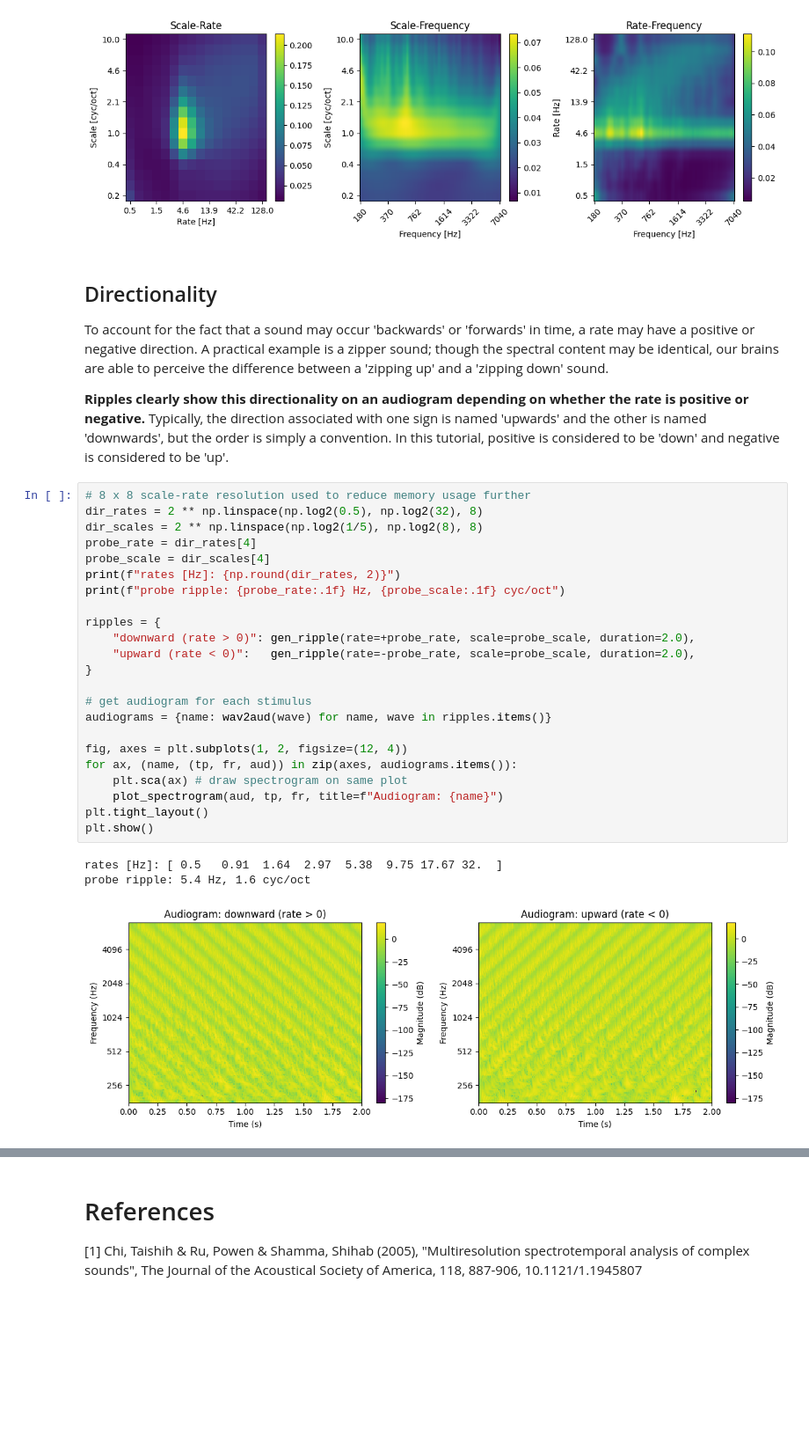
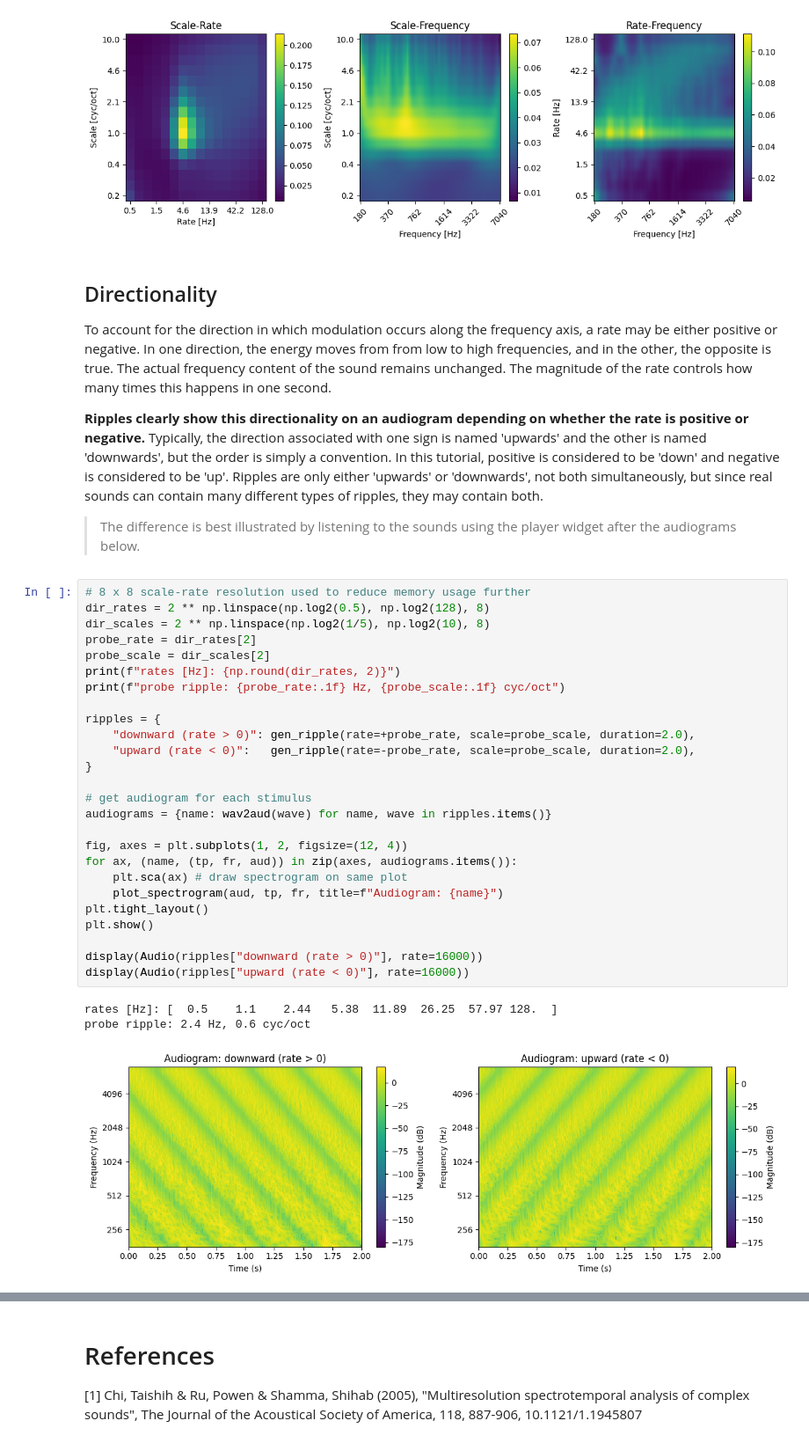
Before and after one commit to ninocapipoca/neural_audio, a Jupyter notebook: tutorials/Tutorial 3 - Stimulus sound generators.ipynb, the cells around one changed output, grey strips where cells are left out. Shown at 88% size. Drawn from its saved outputs; the diff is of its cells as text; blank space fills up the shorter version.

```diff
--- a/tutorials/Tutorial 3 - Stimulus sound generators.ipynb
+++ b/tutorials/Tutorial 3 - Stimulus sound generators.ipynb
@@ -343,33 +342,38 @@ plt.show()
 [figure]
 # %% [markdown]
 ## Directionality
-To account for the fact that a sound may occur 'backwards' or 'forwards' in time, a rate may have a positive or negative direction. A practical example is a zipper sound; though the spectral content may be identical, our brains are able to perceive the difference between a 'zipping up' and a 'zipping down' sound.
+To account for the direction in which modulation occurs along the frequency axis, a rate may be either positive or negative. In one direction, the energy moves from from low to high frequencies, and in the other, the opposite is true. The actual frequency content of the sound remains unchanged. The magnitude of the rate controls how many times this happens in one second.
 
-**Ripples clearly show this directionality on an audiogram depending on whether the rate is positive or negative.** Typically, the direction associated with one sign is named 'upwards' and the other is named 'downwards', but the order is simply a convention. In this tutorial, positive is considered to be 'down' and negative is considered to be 'up'.
+**Ripples clearly show this directionality on an audiogram depending on whether the rate is positive or negative.** Typically, the direction associated with one sign is named 'upwards' and the other is named 'downwards', but the order is simply a convention. In this tutorial, positive is considered to be 'down' and negative is considered to be 'up'. Ripples are only either 'upwards' or 'downwards', not both simultaneously, but since real sounds can contain many different types of ripples, they may contain both.
+
+> The difference is best illustrated by listening to the sounds using the player widget after the audiograms below.
 # %%
 # 8 x 8 scale-rate resolution used to reduce memory usage further
-dir_rates = 2 ** np.linspace(np.log2(0.5), np.log2(32), 8)
-dir_scales = 2 ** np.linspace(np.log2(1/5), np.log2(8), 8)
-probe_rate = dir_rates[4]
-probe_scale = dir_scales[4]
+dir_rates = 2 ** np.linspace(np.log2(0.5), np.log2(128), 8)
+dir_scales = 2 ** np.linspace(np.log2(1/5), np.log2(10), 8)
+probe_rate = dir_rates[2]
+probe_scale = dir_scales[2]
 print(f"rates [Hz]: {np.round(dir_rates, 2)}")
 print(f"probe ripple: {probe_rate:.1f} Hz, {probe_scale:.1f} cyc/oct")
 
 ripples = {
     "downward (rate > 0)": gen_ripple(rate=+probe_rate, scale=probe_scale, duration=2.0),
     "upward (rate < 0)":   gen_ripple(rate=-probe_rate, scale=probe_scale, duration=2.0),
 }
 
 # get audiogram for each stimulus
 audiograms = {name: wav2aud(wave) for name, wave in ripples.items()}
 
 fig, axes = plt.subplots(1, 2, figsize=(12, 4))
 for ax, (name, (tp, fr, aud)) in zip(axes, audiograms.items()):
     plt.sca(ax) # draw spectrogram on same plot
     plot_spectrogram(aud, tp, fr, title=f"Audiogram: {name}")
 plt.tight_layout()
 plt.show()
+
+display(Audio(ripples["downward (rate > 0)"], rate=16000))
+display(Audio(ripples["upward (rate < 0)"], rate=16000))
 # %% [output]
-rates [Hz]: [ 0.5   0.91  1.64  2.97  5.38  9.75 17.67 32.  ]
-probe ripple: 5.4 Hz, 1.6 cyc/oct
+rates [Hz]: [  0.5    1.1    2.44   5.38  11.89  26.25  57.97 128.  ]
+probe ripple: 2.4 Hz, 0.6 cyc/oct
-[figure, old version]
+[figure, new version]
```
Also changed, not shown: parts of 21 cells of this notebook, 2 other files.
